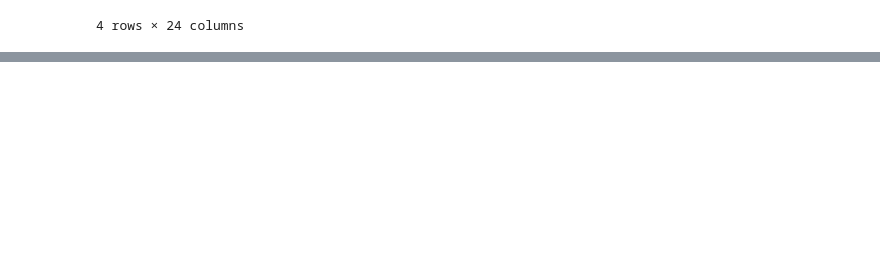
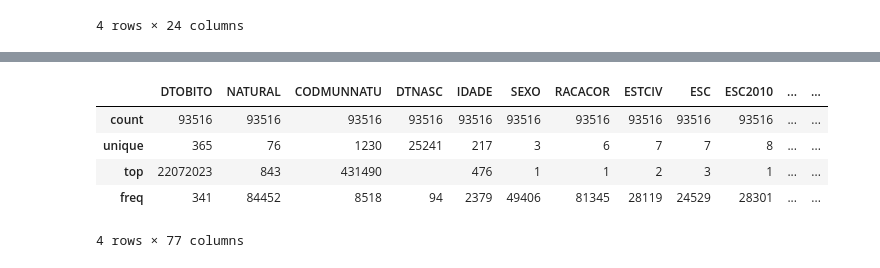
Before and after one commit to asvarella/intersectional-bias-fairness-healthcare, a Jupyter notebook: notebooks/init_datasets.ipynb, the cells around one changed output, grey strips where cells are left out. Saved outputs shown, nothing was run; the diff lists cells and outputs as text; code cells hidden in the pictures; blank space fills up the shorter version.

```diff
--- a/notebooks/init_datasets.ipynb
+++ b/notebooks/init_datasets.ipynb
@@ -838,0 +841,2 @@ df.describe()
+# %%
+df = sim(state='RS', year=2023, as_dataframe=True)
@@ -838,0 +884,3 @@ df.describe()
+# %%
+df.dropna(inplace=True)
+print(df.shape)
@@ -838,0 +889,8 @@ df.describe()
+# %%
+df.drop(columns=[
+    'ORIGEM',
+    'VERSAOSIST',
+    'DTRECEBIM',
+    'CODIFICADO',
+    'NUMEROLOTE',
+], inplace=True)
@@ -838,0 +906,17 @@ df.describe()
+# %%
+df.drop(columns=[
+    'HORAOBITO',
+    'TIPOBITO',
+    'NUDIASINF',
+    'FONTESINF',
+    'CONTADOR'
+], inplace=True)
+# %%
+df.describe()
+# %% [output]
+|  | DTOBITO | NATURAL | CODMUNNATU | DTNASC | IDADE | SEXO | RACACOR | ESTCIV | ESC | ESC2010 | ... | ... |
+| count | 93516 | 93516 | 93516 | 93516 | 93516 | 93516 | 93516 | 93516 | 93516 | 93516 | ... | ... |
+| unique | 365 | 76 | 1230 | 25241 | 217 | 3 | 6 | 7 | 7 | 8 | ... | ... |
+| top | 22072023 | 843 | 431490 |  | 476 | 1 | 1 | 2 | 3 | 1 | ... | ... |
+| freq | 341 | 84452 | 8518 | 94 | 2379 | 49406 | 81345 | 28119 | 24529 | 28301 | ... | ... |
+4 rows × 77 columns
```
Also changed, not shown: parts of 8 cells of this notebook.
